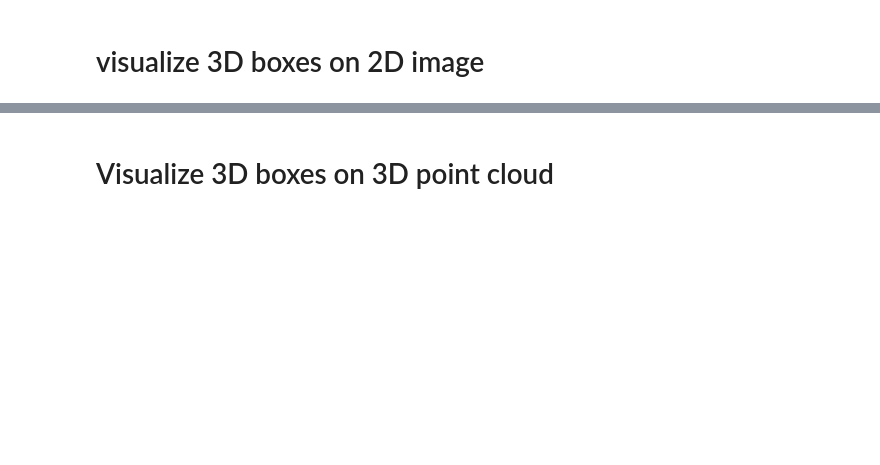
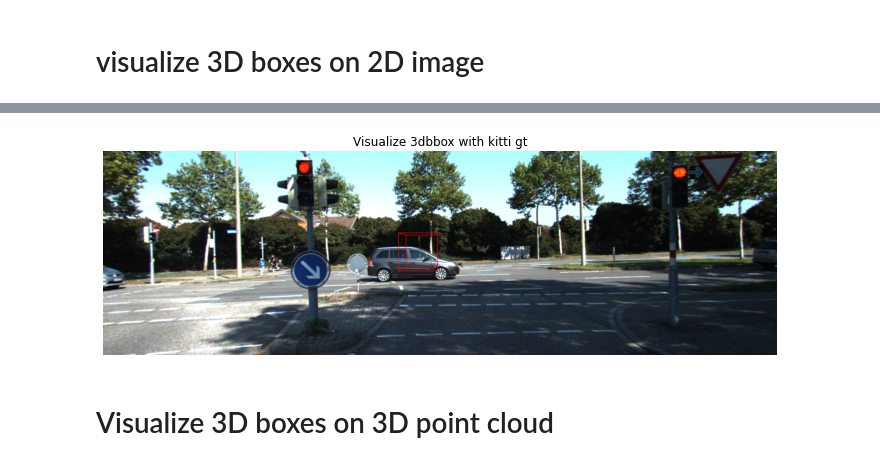
Before and after one commit to a22106/3DMOT, a Jupyter notebook: visualization.ipynb, the cells around one changed output, grey strips where cells are left out. Drawn from its saved outputs; the diff is of its cells as text; code cells hidden in the pictures; blank space fills up the shorter version.

```diff
--- a/visualization.ipynb
+++ b/visualization.ipynb
@@ -219,3 +206,9 @@ corners_2d = []
 for bbox3d in pointrcnn_bbox3d:
     corners_2d.append(compute_box_3dto2d(bbox3d, calib_file)[0])
 corners_2d = np.array(corners_2d)
+# %%
+pointrcnn_bbox3d_pius = np.array([x[7:].astype(np.float32) for x in pointrcnn_label_pius if x[0] == f'{FRAME}'])
+corners_2d_pius = []
+for bbox3d in pointrcnn_bbox3d_pius:
+    corners_2d_pius.append(compute_box_3dto2d(bbox3d, calib_file)[0])
+corners_2d_pius = np.array(corners_2d_pius)
@@ -228,3 +229,7 @@ imshow("Visualize 3dbbox with kitti gt", image, size = 50, corners_2d=corners_2d
+# %%
+imshow("Visualize 3dbbox with kitti gt", image, size = 40, corners_2d=corners_2d_pius)
+# %% [output]
+[figure, added]
 # %% [markdown]
 # Visualize 3D boxes on 3D point cloud
 # %%
```
Also changed, not shown: parts of 10 cells of this notebook.
